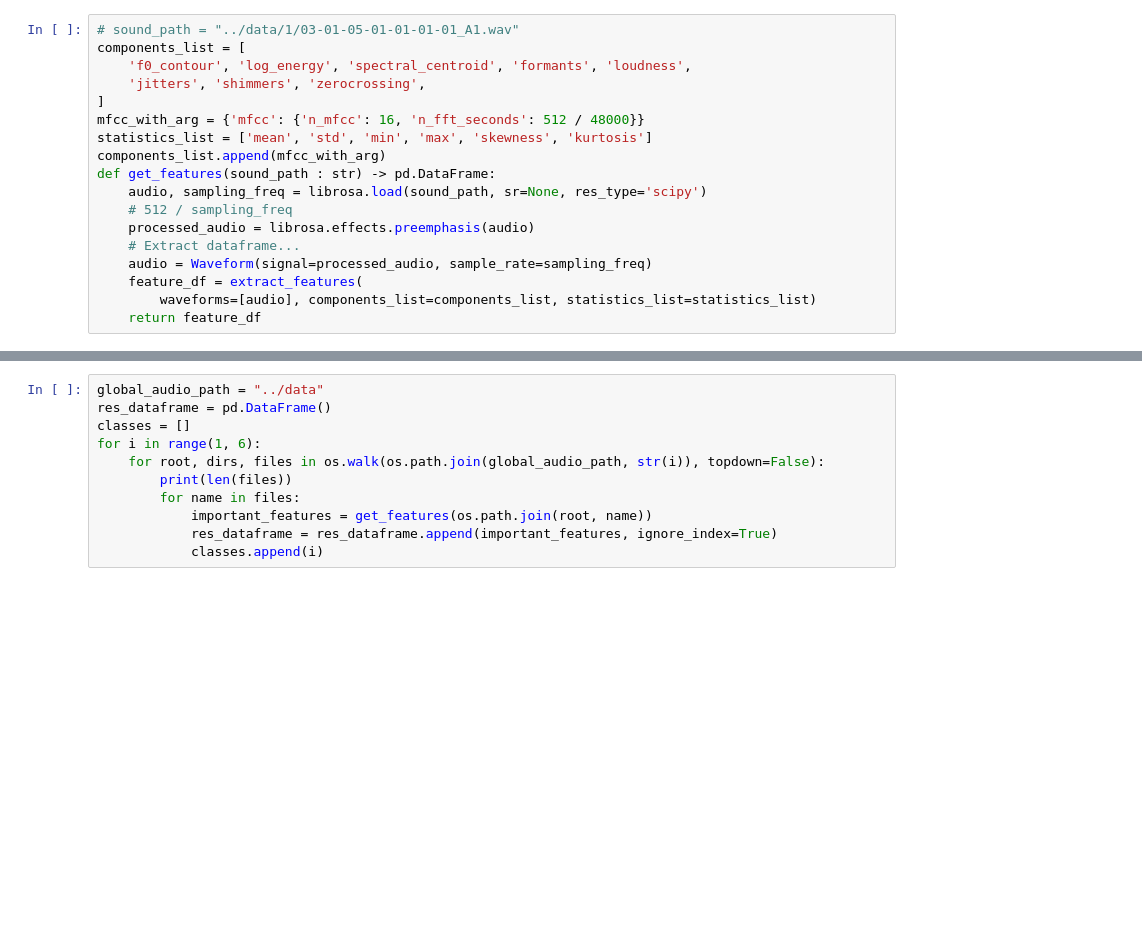
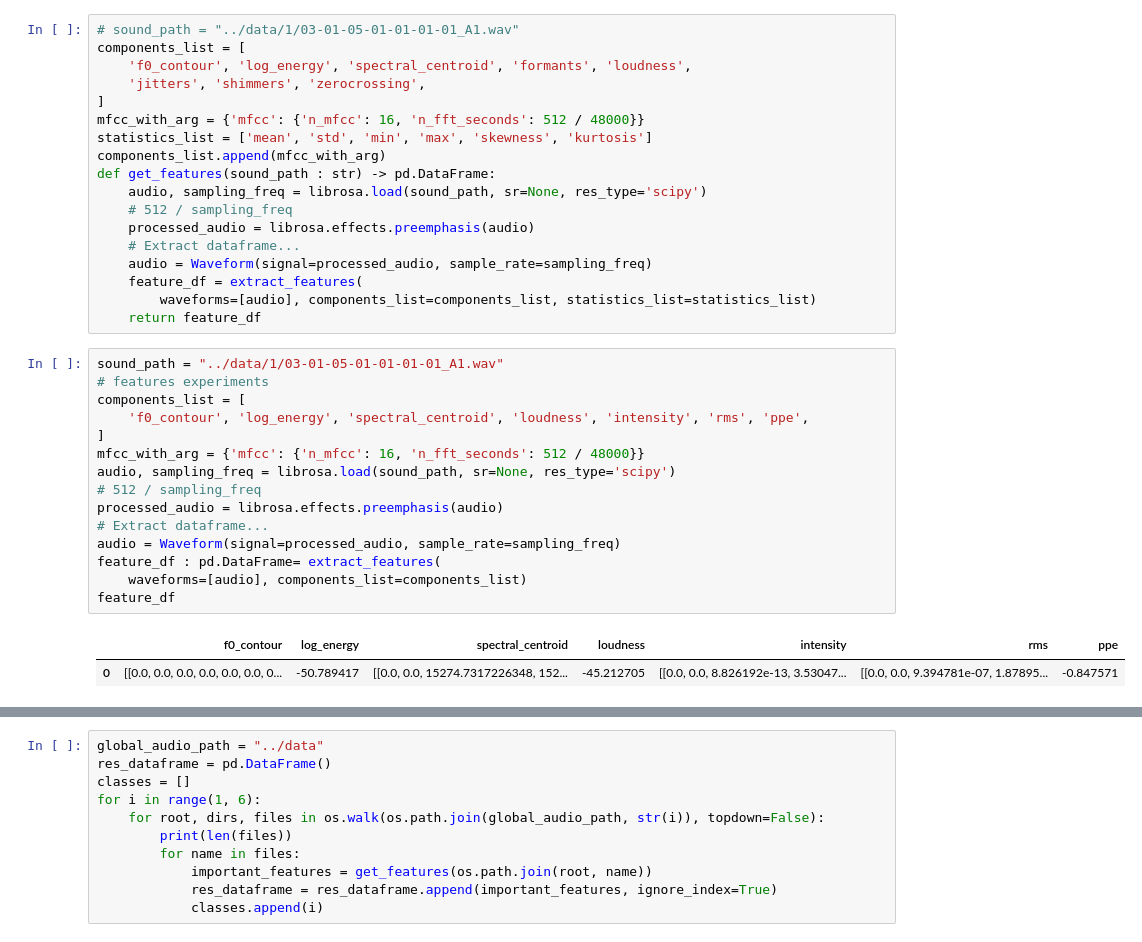
Before and after one commit to yummyKnight/ser_university_challenge, a Jupyter notebook: notebooks/mmfc.ipynb, the cells around one changed output, grey strips where cells are left out. Saved outputs shown, nothing was run; the diff lists cells and outputs as text; blank space fills up the shorter version.

```diff
--- a/notebooks/mmfc.ipynb
+++ b/notebooks/mmfc.ipynb
@@ -108,3 +110,21 @@ def get_features(sound_path : str) -> pd.DataFrame:
     feature_df = extract_features(
         waveforms=[audio], components_list=components_list, statistics_list=statistics_list)
     return feature_df
+# %%
+sound_path = "../data/1/03-01-05-01-01-01-01_A1.wav"
+# features experiments
+components_list = [
+    'f0_contour', 'log_energy', 'spectral_centroid', 'loudness', 'intensity', 'rms', 'ppe',
+]
+mfcc_with_arg = {'mfcc': {'n_mfcc': 16, 'n_fft_seconds': 512 / 48000}}
+audio, sampling_freq = librosa.load(sound_path, sr=None, res_type='scipy')
+# 512 / sampling_freq
+processed_audio = librosa.effects.preemphasis(audio)
+# Extract dataframe...
+audio = Waveform(signal=processed_audio, sample_rate=sampling_freq)
+feature_df : pd.DataFrame= extract_features(
+    waveforms=[audio], components_list=components_list)
+feature_df
+# %% [output]
+|  | f0_contour | log_energy | spectral_centroid | loudness | intensity | rms | ppe |
+| 0 | [[0.0, 0.0, 0.0, 0.0, 0.0, 0.0, 0... | -50.789417 | [[0.0, 0.0, 15274.7317226348, 152... | -45.212705 | [[0.0, 0.0, 8.826192e-13, 3.53047... | [[0.0, 0.0, 9.394781e-07, 1.87895... | -0.847571 |
```
Also changed, not shown: parts of 8 cells of this notebook.
